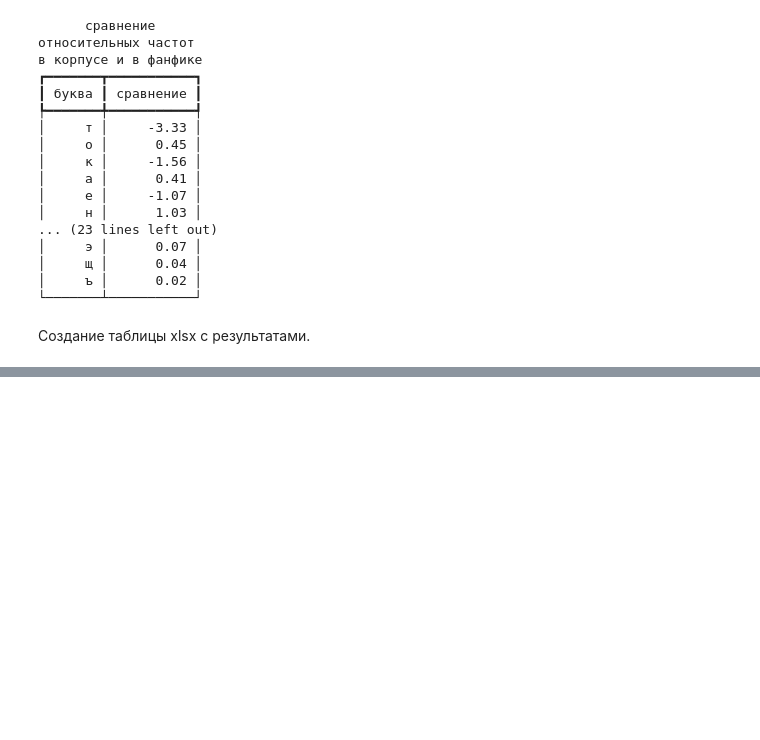
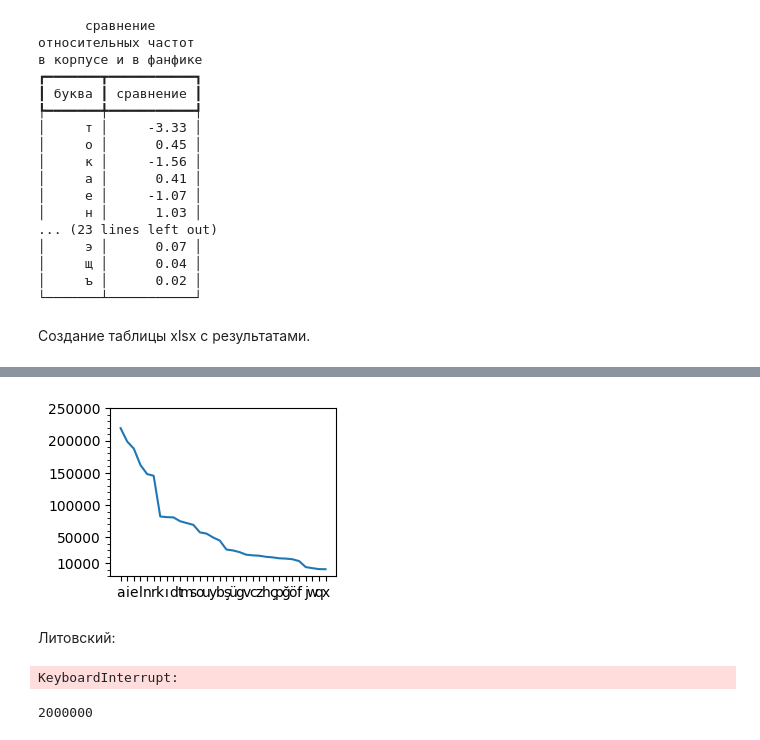
Before and after one commit to lizaolva/smth, a Jupyter notebook: шабат.ipynb, the cells around one changed output, grey strips where cells are left out. Saved outputs shown, nothing was run; the diff lists cells and outputs as text; code cells hidden in the pictures; blank space fills up the shorter version.

```diff
--- a/шабат.ipynb
+++ b/шабат.ipynb
@@ -371,0 +656,4 @@ data.to_excel(r"C:\Users\lizao\Desktop\smth\шабат.xlsx")
+# %%
+plot(letters_tur)
+# %% [output]
+[figure, added]
@@ -371,0 +664,17 @@ data.to_excel(r"C:\Users\lizao\Desktop\smth\шабат.xlsx")
+# %% [markdown]
+Литовский:
+# %%
+import wikipediaapi, time
+texts_lit = open(r"C:\Users\lizao\Desktop\smth\shabat_lit.txt", 'w', encoding = 'utf-8')
+
+wiki_wiki = wikipediaapi.Wikipedia(
+        language='lt',
+        extract_format=wikipediaapi.ExtractFormat.WIKI
+)
+
+page_py = wiki_wiki.page('Kalbotyra')
+for name in page_py.links.keys():
+    texts_lit.write(wiki_wiki.page(name).text)
+    time.sleep(2)
+# %% [output]
+KeyboardInterrupt:
@@ -371,0 +716,26 @@ data.to_excel(r"C:\Users\lizao\Desktop\smth\шабат.xlsx")
+# %%
+import re
+letters_lit = {}
+letset_lit = ['ą', 'č', 'ę', 'ė', 'į', 'š', 'ų', 'ū', 'ž', 'p', 'o', 'i', 'u', 'y', 't', 'r', 'e', 'w', 'q', 'a', 's', 'd', 'f', 'g', 'h', 'j', 'k', 'l', 'm', 'n', 'b', 'v', 'c', 'x', 'z']
+wordcount_lit = 0
+
+with open(r"C:\Users\lizao\Desktop\smth\shabat_lit.txt", 'r', encoding = 'utf-8') as f:
+     text_lit = f.read()
+
+for line in text_lit:
+    words_lit = re.findall(r'[ąčęėįšųūžpoiuytrewqasdfghjklmnbvcxz]+(?:[ąčęėįšųūžpoiuytrewqasdfghjklmnbvcxz]?)', line, re.I)
+    wordcount_lit += len(words_lit)
+    if wordcount_lit >= 2e6:
+            break
+    else:
+        for word in words_lit:
+                for char in word:
+                    if char.lower() in letset_lit:
+                        if char.lower() in letters_lit:
+                            letters_lit[char.lower()] +=1
+                        else:
+                            letters_lit[char.lower()] = 1
+
+print(wordcount_lit)
+# %% [output]
+2000000
```
Also changed, not shown: parts of 61 cells of this notebook.
